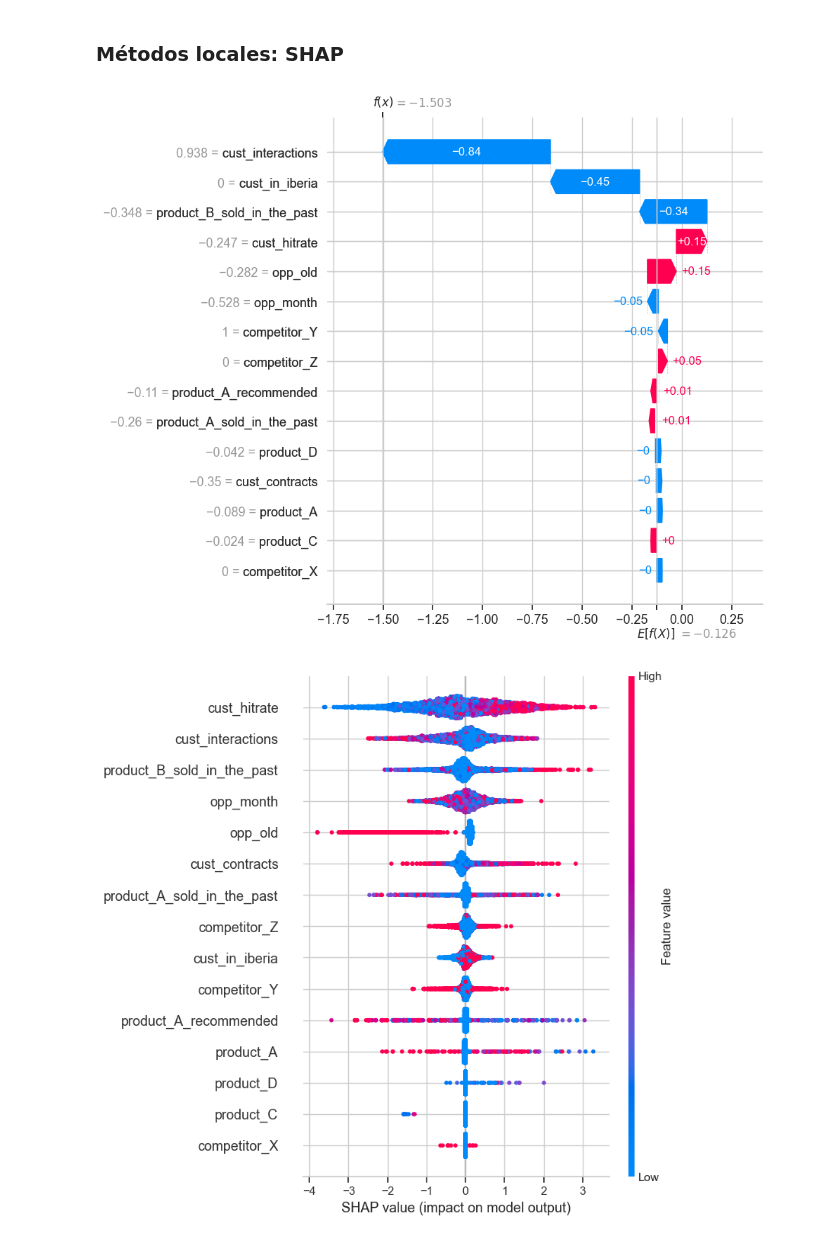
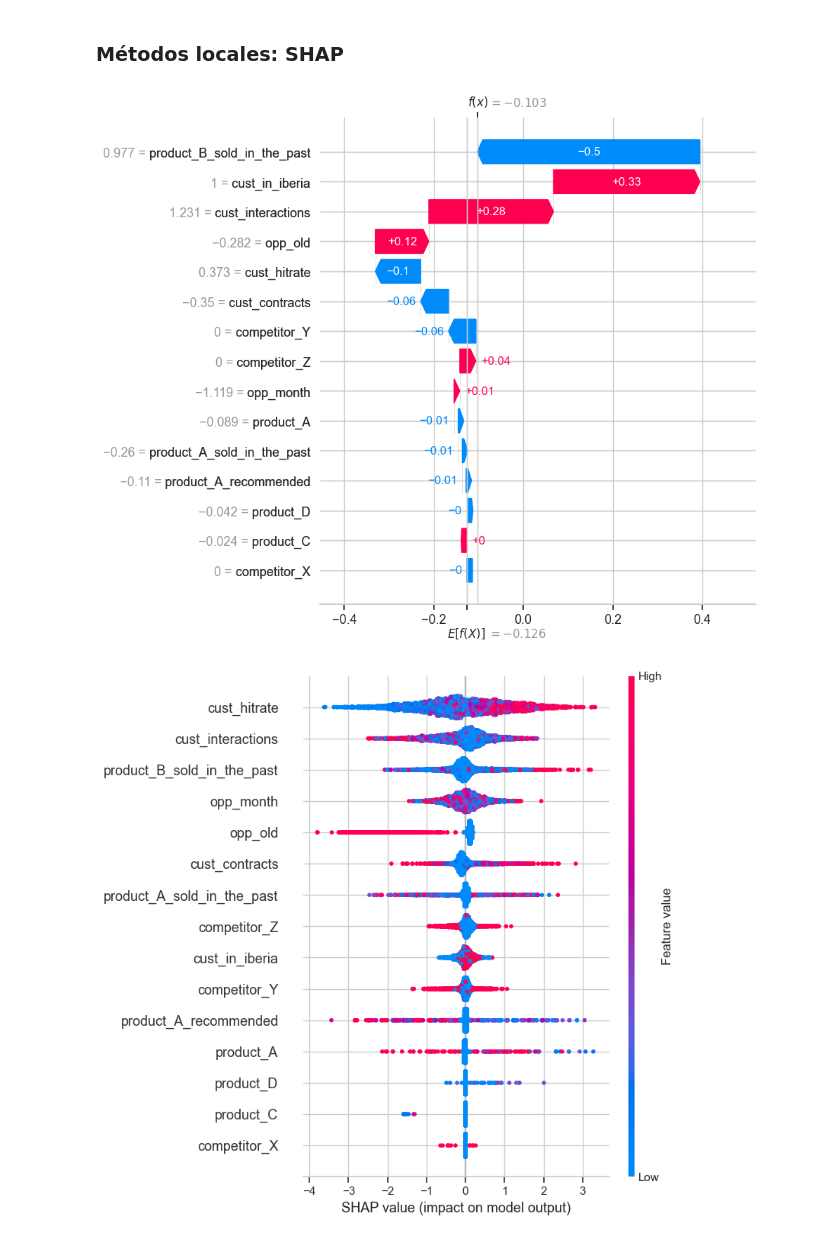
Before and after one commit to Lihao006/Datathon-2025, a Jupyter notebook: xgboost.ipynb, the cells around one changed output. Saved outputs shown, nothing was run; the diff lists cells and outputs as text; code cells hidden in the pictures.

```diff
--- a/xgboost.ipynb
+++ b/xgboost.ipynb
@@ -140,10 +140,10 @@ weighted avg       0.83      0.83      0.83      7180
 # %%
 explainer = shap.TreeExplainer(best_bst)
 
-explanation = explainer(X_test.iloc[:1])
+explanation = explainer(X_test.iloc[[123]])
 shap.waterfall_plot(explanation[0], max_display=len(X_test.columns))
 # %% [output]
-[figure, old version]
+[figure, new version]
 # %%
 explainer = shap.TreeExplainer(best_bst)
 
```
